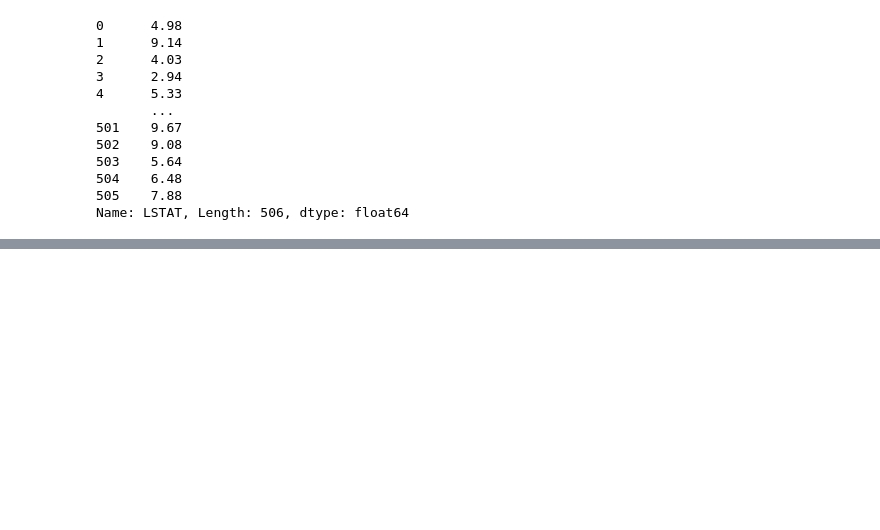
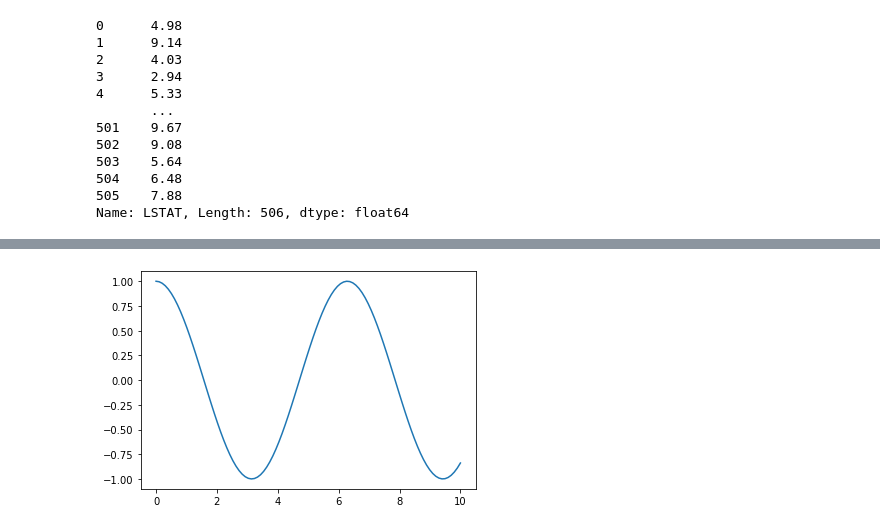
Before and after one commit to deepaponnusammy/ML_60_hours, a Jupyter notebook: ML_Basics.ipynb, the cells around one changed output, grey strips where cells are left out. Cells and saved outputs as stored; diff of their text form; code cells hidden in the pictures; blank space fills up the shorter version.

```diff
--- a/ML_Basics.ipynb
+++ b/ML_Basics.ipynb
@@ -395,0 +469,6 @@ boston_df.corr()
+# %%
+#cosine wave
+plt.plot(x,z)
+plt.show()
+# %% [output]
+[figure, added]
```
Also changed, not shown: parts of 14 cells of this notebook.
